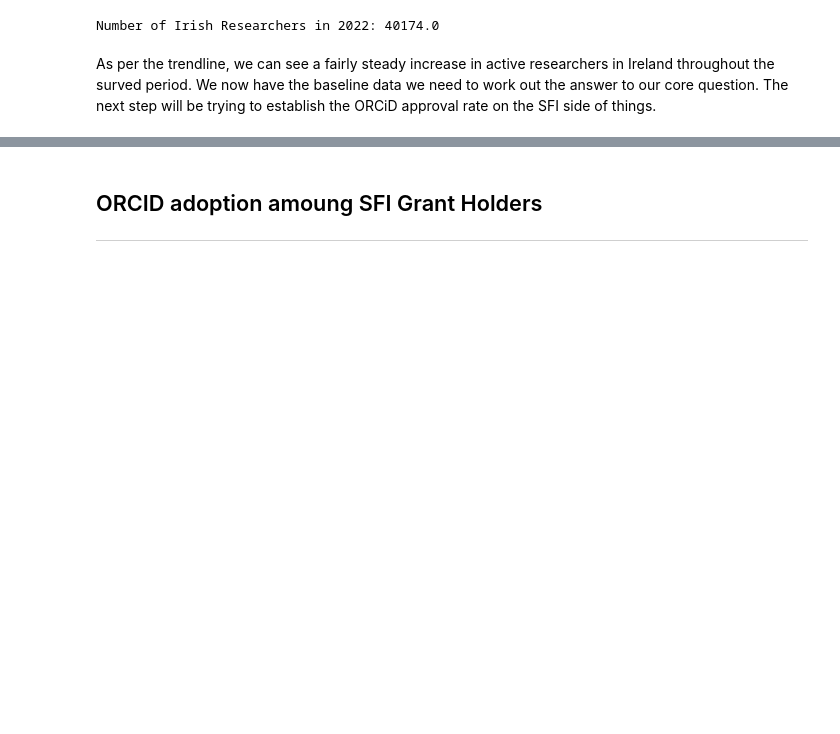
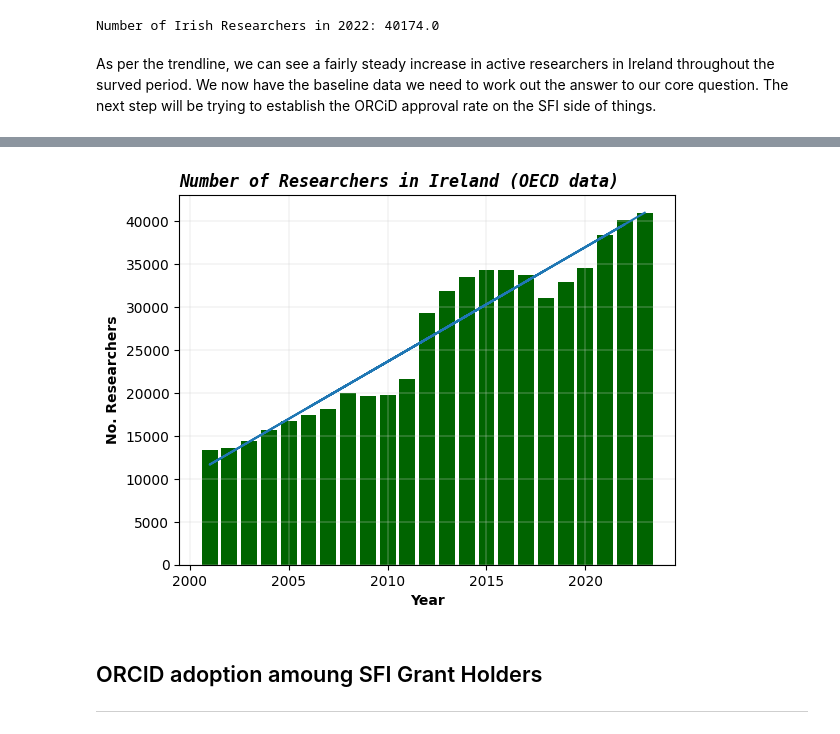
Before and after one commit to NeilTynan/4369_Project, a Jupyter notebook: project.ipynb, the cells around one changed output, grey strips where cells are left out. Drawn from its saved outputs; the diff is of its cells as text; code cells hidden in the pictures; blank space fills up the shorter version.

```diff
--- a/project.ipynb
+++ b/project.ipynb
@@ -74,3 +107,18 @@ As per the trendline, we can see a fairly steady increase in active researchers
+# %%
+plt.bar(irl['TIME_PERIOD'], irl['OBS_VALUE'], color='darkgreen')
+plt.xlabel("Year", fontweight='bold')
+plt.ylabel("No. Researchers", fontweight='bold')
+plt.grid(color='lightgrey', linestyle='-', linewidth=0.3)
+plt.title('Number of Researchers in Ireland (OECD data)', fontweight='bold', style='italic', family='monospace', loc = 'left')
+
+# Calculate the Trendline
+z = np.polyfit(irl['TIME_PERIOD'], irl['OBS_VALUE'], 1)
+p = np.poly1d(z)
+plt.plot(irl['TIME_PERIOD'], p(irl['TIME_PERIOD']))
+
+plt.show()
+# %% [output]
+[figure, added]
 # %% [markdown]
 ## ORCID adoption amoung SFI Grant Holders
 ---
```
Also changed, not shown: parts of 11 cells of this notebook, 1 other file.
